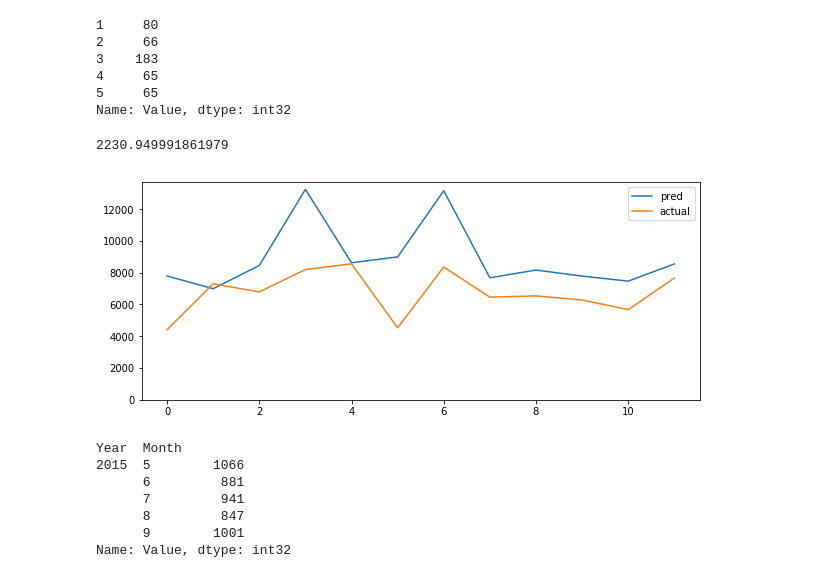
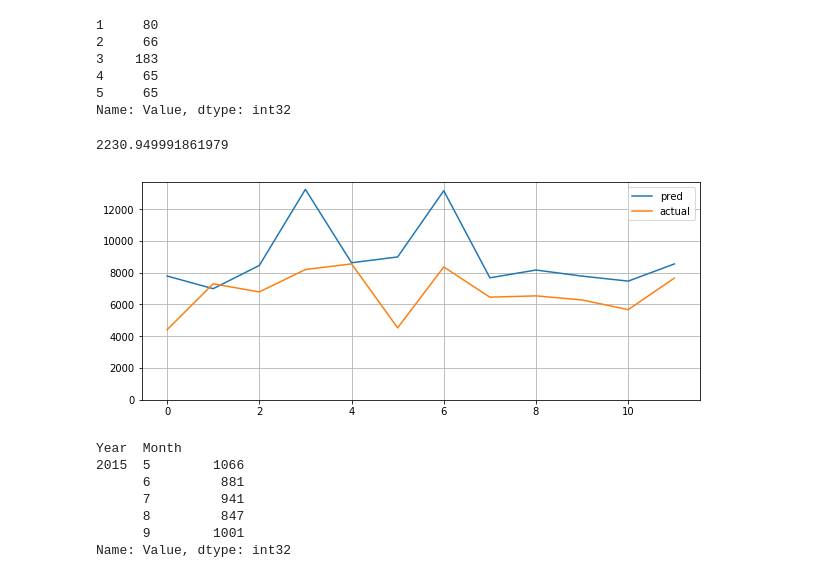
Before and after one commit to RaviShivam/BootlegForPeace, a Jupyter notebook: hfg_eda.ipynb, the cells around one changed output. Drawn from its saved outputs; the diff is of its cells as text; code cells hidden in the pictures.

```diff
--- a/hfg_eda.ipynb
+++ b/hfg_eda.ipynb
@@ -165,9 +200,15 @@ data = [grcgrp, turgrp, gergrp]
 # %%
-wndw = 12
-X = data[1]
-for i in range(1, wndw):
-    X['t-'+str(i)] = X.Value.shift(i)
-X = X[wndw-1:]
+def create_features(list_of_df, wndw=12, test_size=12):
+    res = []
+    for df in list_of_df:
+        X = df
+        for i in range(1, wndw):
+            X['t-'+str(i)] = X.Value.shift(i)
+        X = X[wndw-1:]
+        y = X.Value
+        X = X.drop(['Year','Month','Value'], axis=1)
+#         X_train, X_test, y_train, y_test = train_test_split(X, y, shuffle=False, test_size=12)
+        res.append(train_test_split(X, y, shuffle=False, test_size=12))
 # %%
 y = X.Value
 X = X.drop(['Year','Month','Value'], axis=1)
@@ -178,15 +219,16 @@ X_train, X_test, y_train, y_test = train_test_split(X, y, shuffle=False, test_si
 # %%
 rgr = XGBRegressor()
 rgr.fit(X_train, y_train.tolist())
 preds = rgr.predict(X_test)
 plt.plot(preds, label='pred')
 plt.plot(y_test.tolist(), label='actual')
 plt.ylim(ymin=0)
 plt.legend()
-pp(mean_absolute_error(preds, y_test))
+plt.grid()
+pp(mean_absolute_error(preds, y_test)/)
 # %% [output]
 2230.949991861979
-[figure, old version]
+[figure, new version]
 # %%
 pp(y_test.head())
 y_test.shift(1).head()
```
Also changed, not shown: parts of 6 cells of this notebook.
